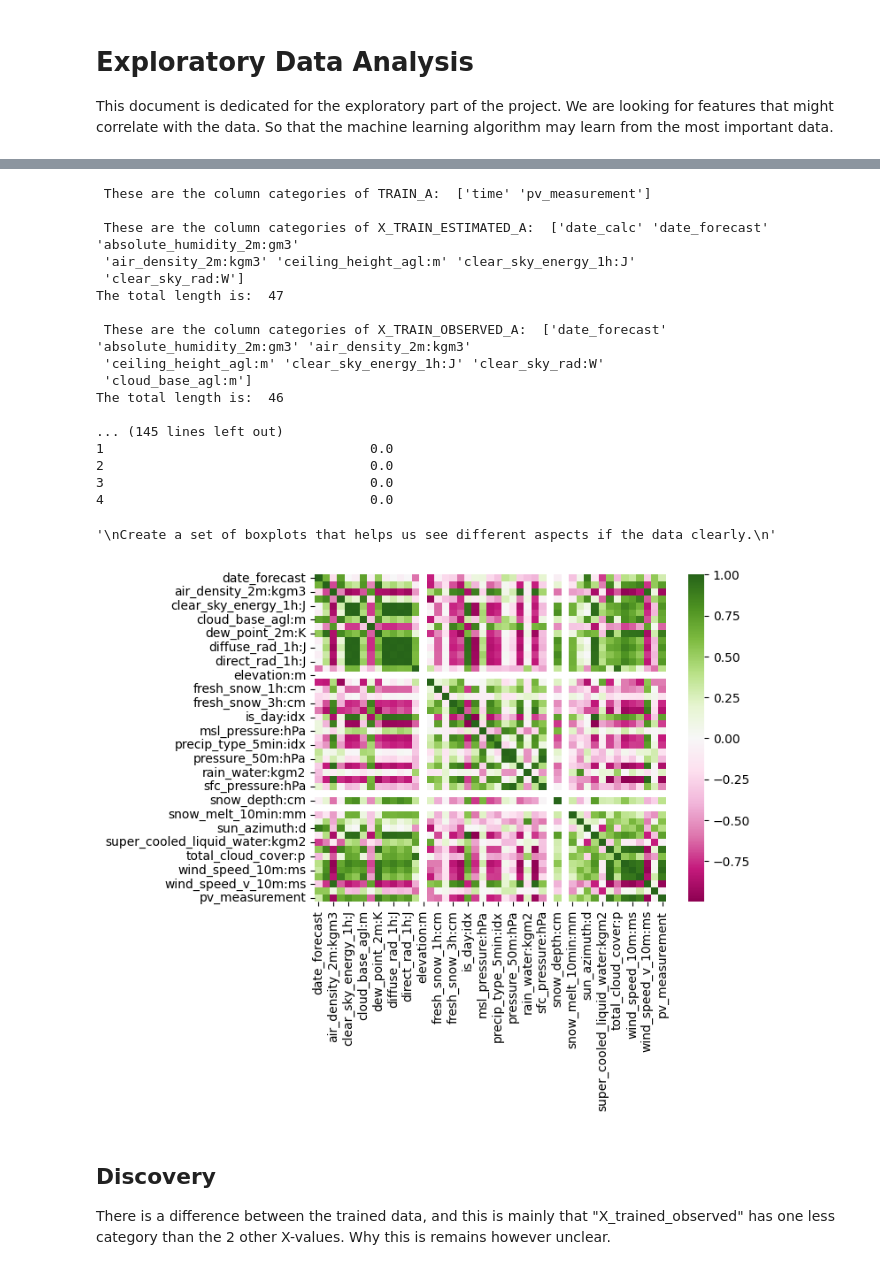
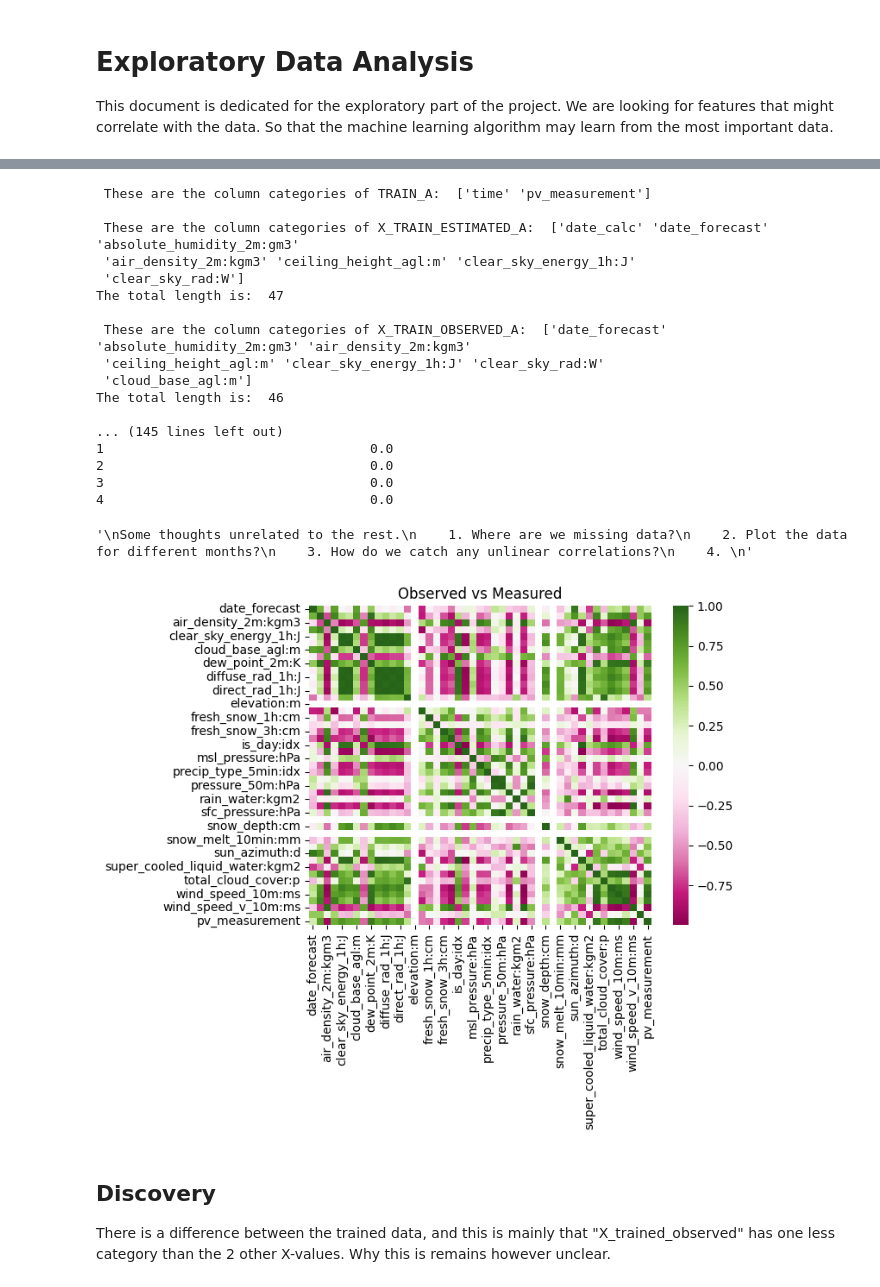
Before and after one commit to Myteck/TDT4173-Machine-Learning-Solar-Energy-Production-Forecasting, a Jupyter notebook: data/eda.ipynb, the cells around one changed output, grey strips where cells are left out. Cells and saved outputs as stored; diff of their text form; code cells hidden in the pictures.

```diff
--- a/data/eda.ipynb
+++ b/data/eda.ipynb
@@ -115,10 +115,9 @@ print(df.head())
 
 
 """
-Now we have the mathing datasets we are looking for :)
-
 TODO:
-    1. Change the extraction method to specific dates.
+    1. Change the extraction method to specific dates. ie use date time object.
+    2. Store the calculated mean data to a file. This is way easier to work with later.
 """
 
 df["pv_measurement"] = Y_observed["pv_measurement"]
@@ -128,39 +127,42 @@ observed_df = df
 corr_matrix = observed_df.corr()
 
 sns.heatmap(corr_matrix, cmap="PiYG")
+plt.title('Observed vs Measured')
+
 
 """
 TODO:
     1. What are the differences between observed and estimated correlation matrixes? Is one worse than the other?
+    2. Add appropriate title and save data to file.
 """
 
 """
 Some thoughts unrelated to the rest.
     1. Where are we missing data?
     2. Plot the data for different months?
     3. How do we catch any unlinear correlations?
-    4.
+    4. Create Jupyter notebooks each with specific purpose and documntation with what they are used for.
 """
 # %% [output]
  These are the column categories of TRAIN_A:  ['time' 'pv_measurement']
 
  These are the column categories of X_TRAIN_ESTIMATED_A:  ['date_calc' 'date_forecast' 'absolute_humidity_2m:gm3'
  'air_density_2m:kgm3' 'ceiling_height_agl:m' 'clear_sky_energy_1h:J'
  'clear_sky_rad:W']
 The total length is:  47
 
  These are the column categories of X_TRAIN_OBSERVED_A:  ['date_forecast' 'absolute_humidity_2m:gm3' 'air_density_2m:kgm3'
  'ceiling_height_agl:m' 'clear_sky_energy_1h:J' 'clear_sky_rad:W'
  'cloud_base_agl:m']
 The total length is:  46
 
 ... (145 lines left out)
 1                                  0.0
 2                                  0.0
 3                                  0.0
 4                                  0.0
-'\nCreate a set of boxplots that helps us see different aspects if the data clearly.\n'
+'\nSome thoughts unrelated to the rest.\n    1. Where are we missing data?\n    2. Plot the data for different months?\n    3. How do we catch any unlinear correlations?\n    4. \n'
-[figure, old version]
+[figure, new version]
 # %% [markdown]
 ## Discovery
 There is a difference between the trained data, and this is mainly that "X_trained_observed" has one less category than the 2 other X-values. Why this is remains however unclear.
```
